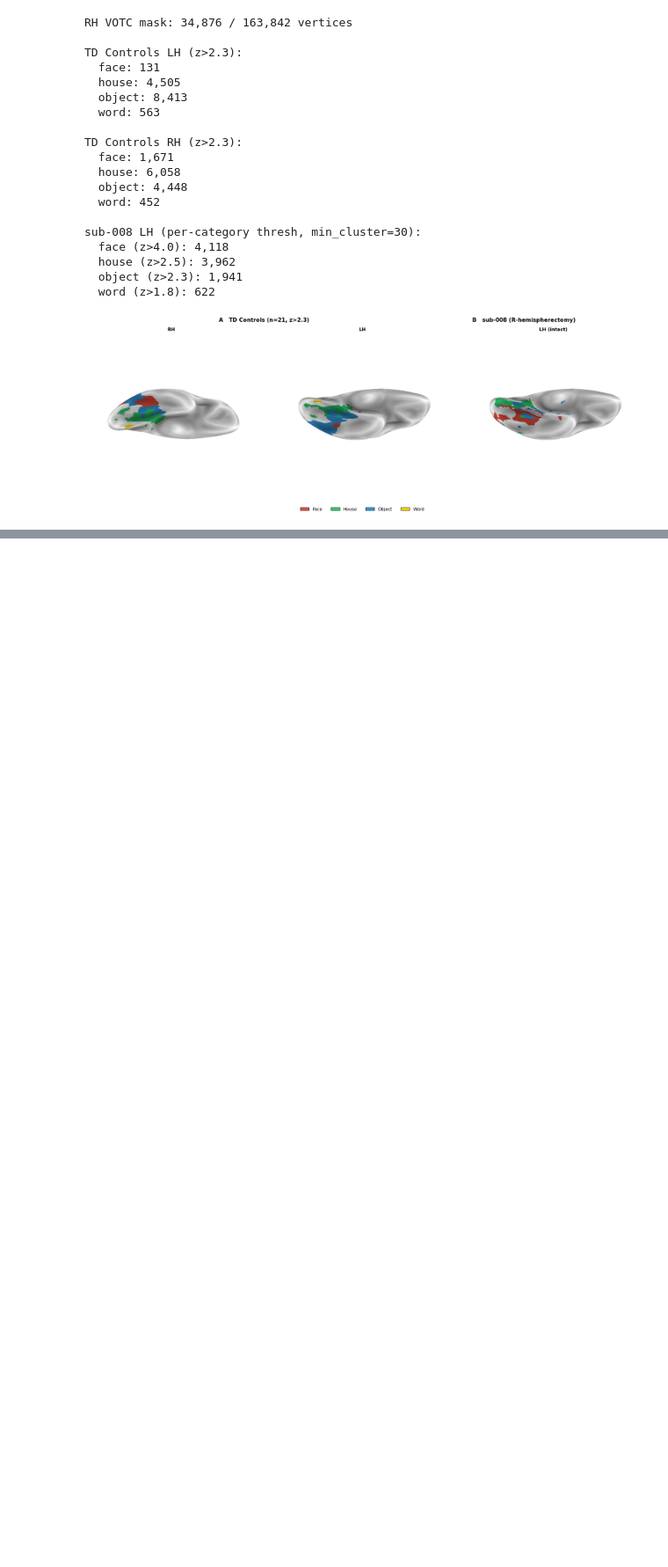
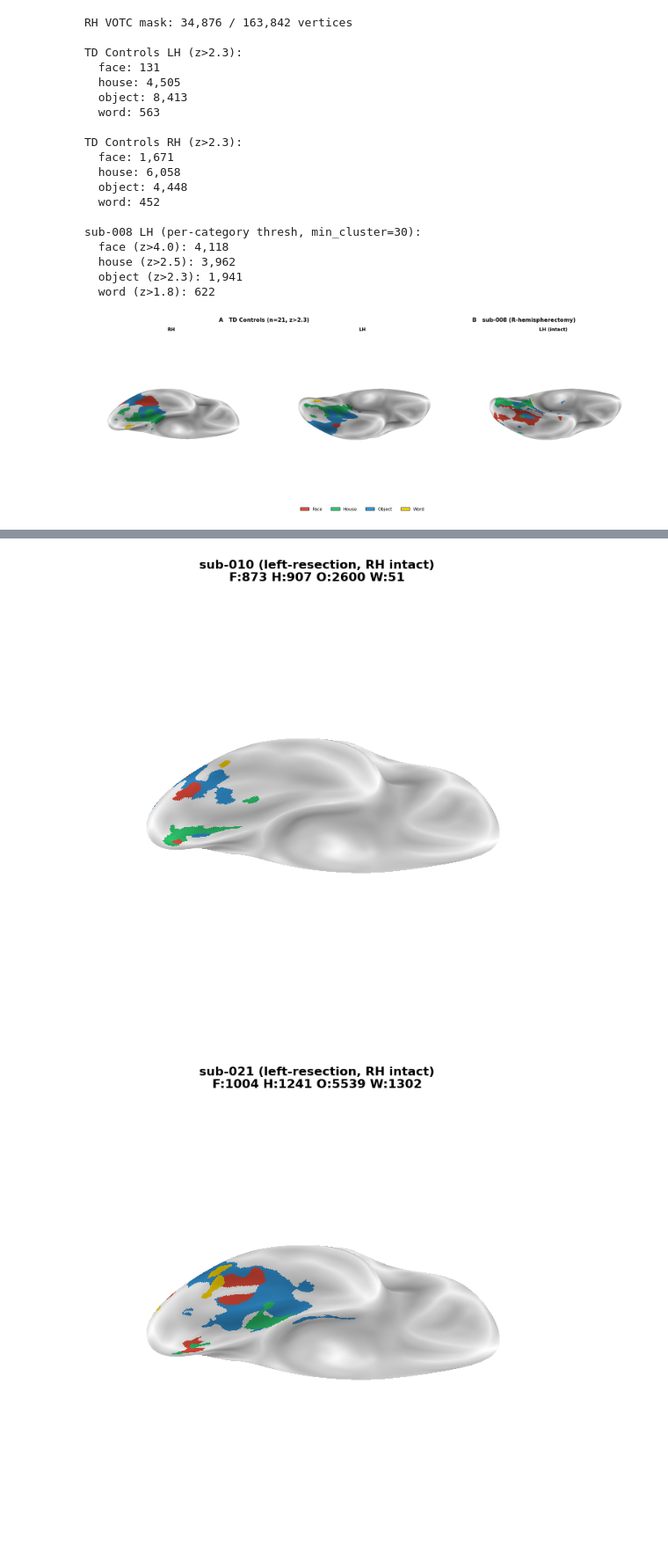
Before and after one commit to cnsimmons/sym_pt, a Jupyter notebook: brain_figure_forF30.ipynb, the cells around one changed output, grey strips where cells are left out. Shown at 88% size. Cells and saved outputs as stored; diff of their text form; code cells hidden in the pictures; blank space fills up the shorter version.

```diff
--- a/brain_figure_forF30.ipynb
+++ b/brain_figure_forF30.ipynb
@@ -901,0 +972,39 @@ for roi_map, hemi, mesh_key, sulc_key, fname, title in [
+# %%
+# Plot all L-resection patients to compare
+
+l_resection = ['sub-010', 'sub-021', 'sub-066', 'sub-069',
+               'sub-078', 'sub-079', 'sub-092']
+
+for sid in l_resection:
+    if sid not in subjects:
+        continue
+    info = subjects[sid]
+    first_ses = info['sessions'][0]
+    actual_first = info['actual_first_ses']
+
+    sz = project_zstats_to_surface(sid, first_ses, actual_first, 'right', use_mni_dir=None)
+    if sz is None:
+        print(f"{sid}: MISSING")
+        continue
+
+    # Same layered approach, uniform z>3.0 for all
+    roi = layered_roi(sz, 3.0, votc_mask_surf_rh,
+                      word_threshold=2.5, face_threshold=4.5)
+    roi = remove_small_clusters(roi, faces_mesh_rh, min_size=30)
+
+    counts = {cat: np.sum(roi == (c+1)) for c, cat in enumerate(CATEGORIES)}
+
+    fig, ax = plt.subplots(1, 1, figsize=(8, 8), subplot_kw={'projection': '3d'})
+    plot_surf_roi(fsaverage['infl_right'], roi_map=roi,
+        hemi='right', view='ventral',
+        cmap=cat_cmap_bright, vmin=0, vmax=4,
+        bg_map=fsaverage['sulc_right'],
+        bg_on_data=True, darkness=0.5, axes=ax)
+    ax.set_title(f'{sid} ({info["surgery_side"]}-resection, RH intact)\n'
+                 f'F:{counts["face"]} H:{counts["house"]} O:{counts["object"]} W:{counts["word"]}',
+                 fontsize=12, fontweight='bold')
+    plt.show()
+    #plt.close(fig)
+# %% [output]
+[figure, added]
+[figure, added]
```
Also changed, not shown: parts of 3 cells of this notebook.
